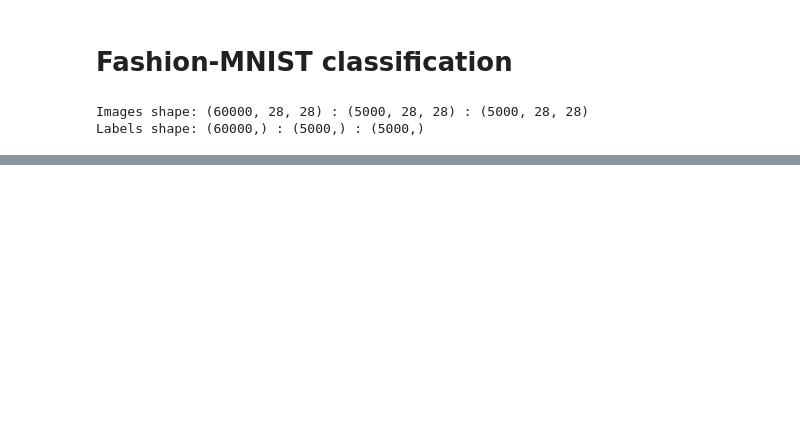
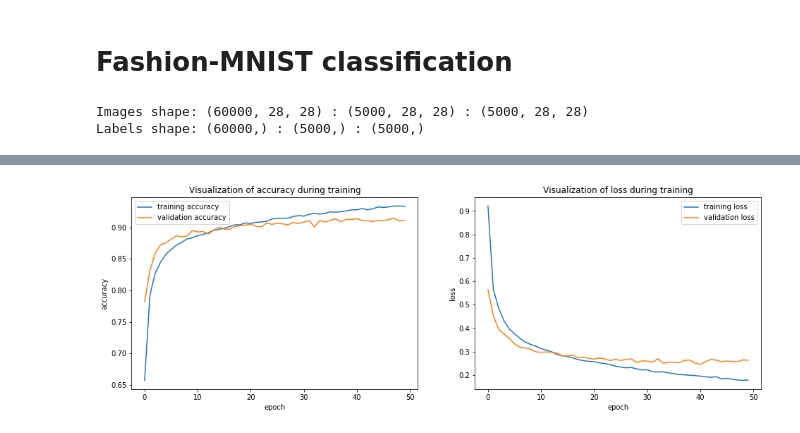
Before and after one commit to czyzi0/ml-notebooks, a Jupyter notebook: fashion-mnist-classification.ipynb, the cells around one changed output, grey strips where cells are left out. Saved outputs shown, nothing was run; the diff lists cells and outputs as text; code cells hidden in the pictures; blank space fills up the shorter version.

```diff
--- a/fashion-mnist-classification.ipynb
+++ b/fashion-mnist-classification.ipynb
@@ -106,10 +131,14 @@ plt.show()
 model = keras.Sequential([
     keras.layers.Conv2D(32, kernel_size=(5, 5), activation='relu', input_shape=(28, 28, 1)),
     keras.layers.MaxPooling2D(pool_size=(2, 2)),
-    keras.layers.Conv2D(64, kernel_size=(3, 3), activation='relu'),
-    keras.layers.MaxPooling2D(pool_size=(4, 4)),
+    keras.layers.Conv2D(64, kernel_size=(5, 5), activation='relu'),
+    keras.layers.MaxPooling2D(pool_size=(2, 2)),
+    keras.layers.Conv2D(128, kernel_size=(1, 1), activation='relu'),
+    keras.layers.MaxPooling2D(pool_size=(2, 2)),
     keras.layers.Flatten(),
+    keras.layers.Dropout(0.5),
     keras.layers.Dense(128, activation='relu'),
+    keras.layers.Dropout(0.5),
     keras.layers.Dense(10, activation='softmax')])
 model.compile(
     optimizer=keras.optimizers.Adam(),
@@ -135,6 +164,9 @@ Trainable params: 53,514
 Non-trainable params: 0
 _________________________________________________________________
-# %%
-train_images = train_images.reshape(60000, 28, 28, 1)
-
-history = model.fit(train_images, train_labels, epochs=5)
+# %%
+history = model.fit(
+    train_x.reshape(-1, 28, 28, 1),
+    train_y,
+    validation_data=(val_x.reshape(-1, 28, 28, 1), val_y),
+    epochs=50, batch_size=250,
+    verbose=2)
@@ -140,0 +191,4 @@ history = model.fit(train_images, train_labels, epochs=5)
+# %%
+plot_history(history)
+# %% [output]
+[figure, added]
```
Also changed, not shown: parts of 12 cells of this notebook, 1 other file.
